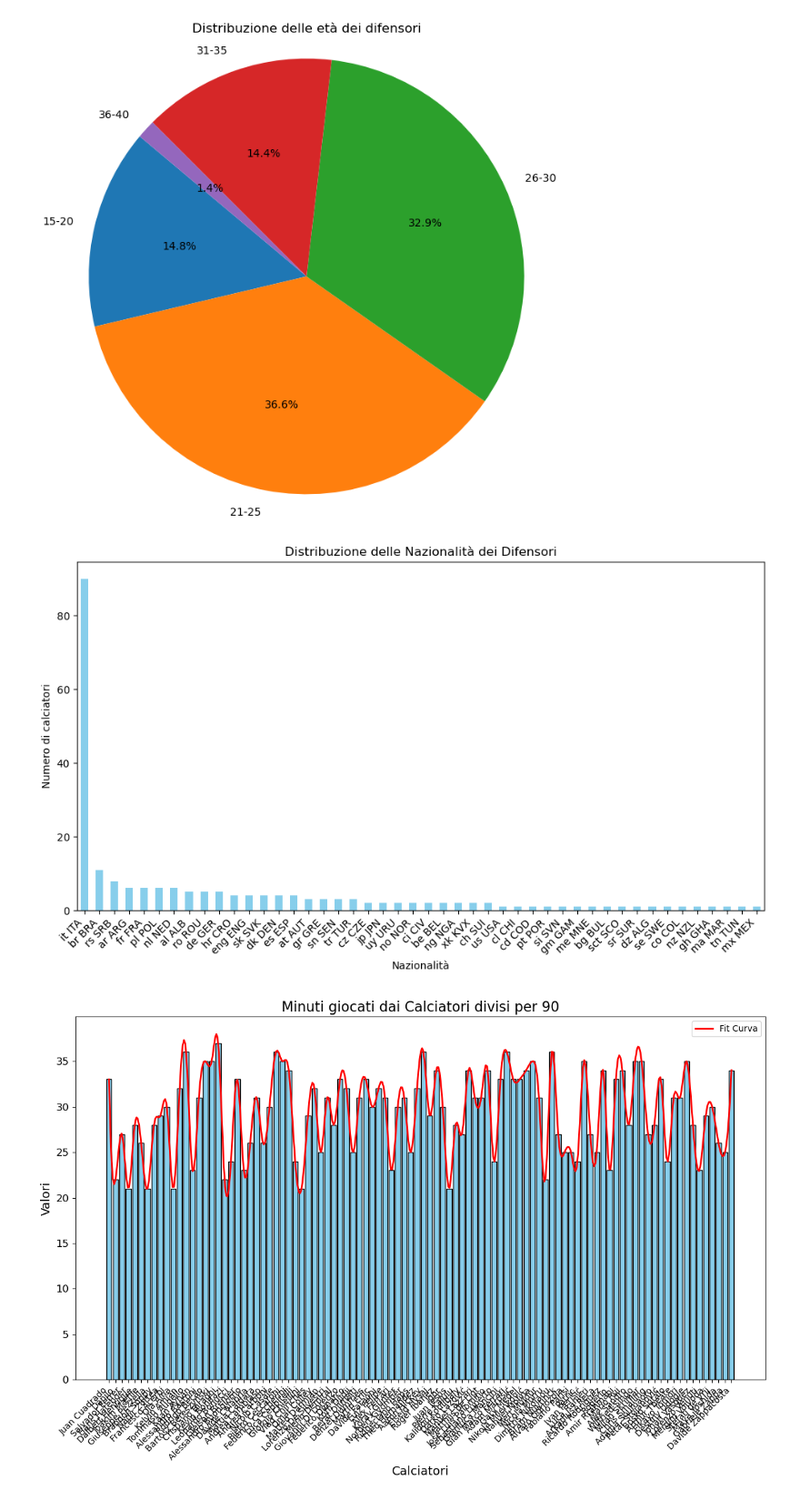
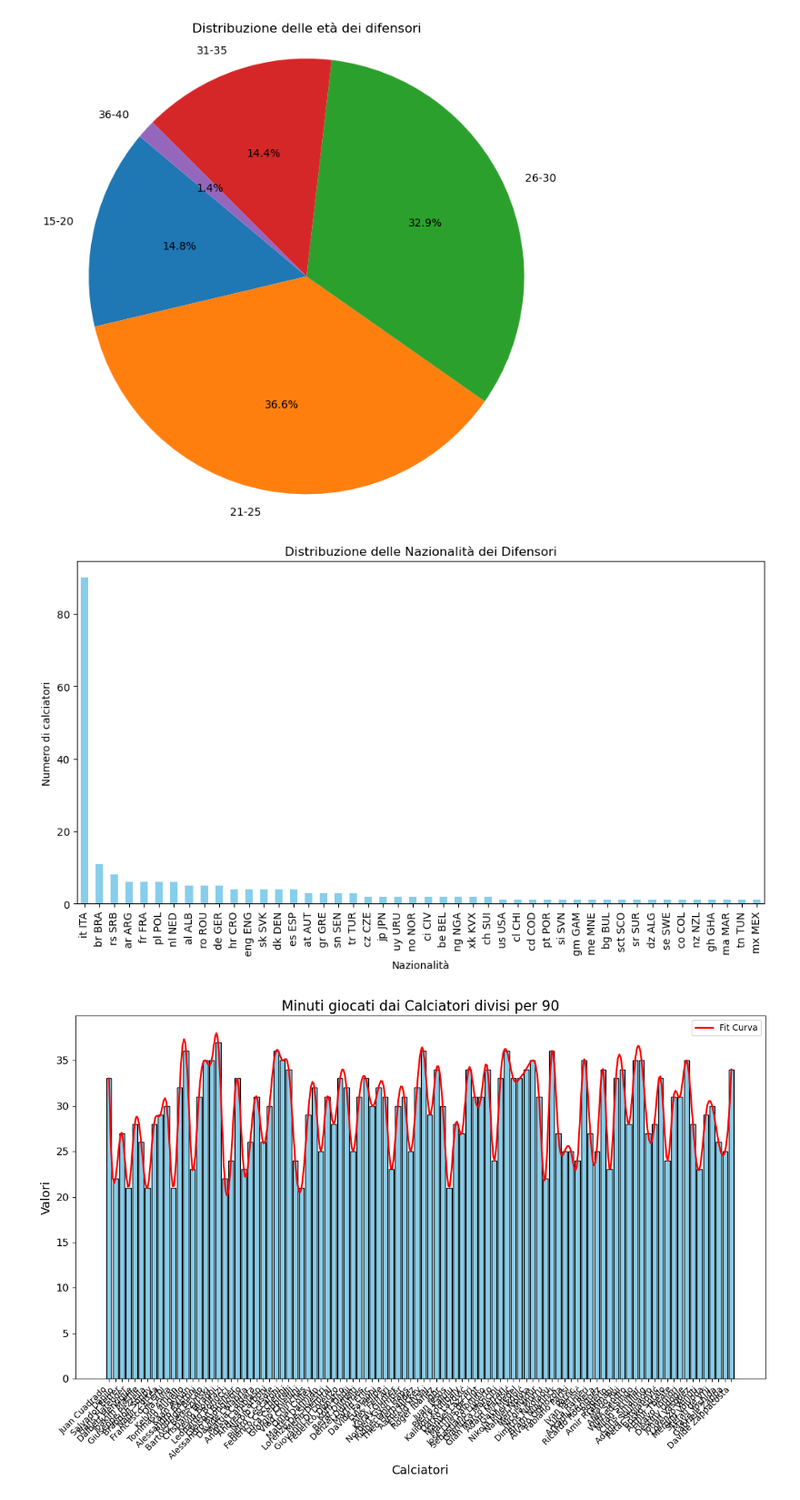
Before and after one commit to Alecaste96/Pytone, a Jupyter notebook: difensori21.ipynb, the cells around one changed output. Shown at 91% size. Cells and saved outputs as stored; diff of their text form; code cells hidden in the pictures.

```diff
--- a/difensori21.ipynb
+++ b/difensori21.ipynb
@@ -58,27 +54,27 @@ plt.show()
 # %%
 #istogramma nazionalità
 nazionalita = data['Nation']
 
 # Conta il numero di calciatori per ciascuna nazionalità
 nazionalita_counts = nazionalita.value_counts()
 
 # Crea l'istogramma
 fig, ax = plt.subplots(figsize=(10, 6))
 nazionalita_counts.plot(kind='bar', ax=ax, color='skyblue')
 
 # Aggiungi i titoli e le etichette
 ax.set_title('Distribuzione delle Nazionalità dei Difensori')
 ax.set_xlabel('Nazionalità')
 ax.set_ylabel('Numero di calciatori')
 
 # Ruota le etichette sull'asse x per una migliore leggibilità
-plt.xticks(rotation=45, ha='right')
+# plt.xticks(rotation=45, ha='right')
 
 # Mostra il grafico
 plt.tight_layout()
 plt.show()
 # %% [output]
-[figure, old version]
+[figure, new version]
 # %%
 import numpy as np
 from scipy.interpolate import make_interp_spline
```
Also changed, not shown: parts of 14 cells of this notebook, 2 other files.
